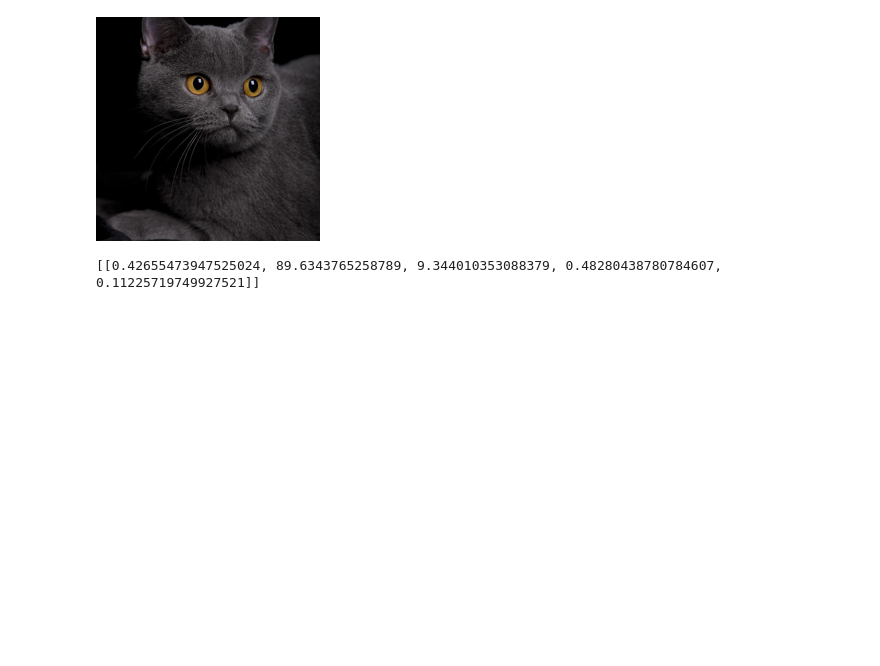
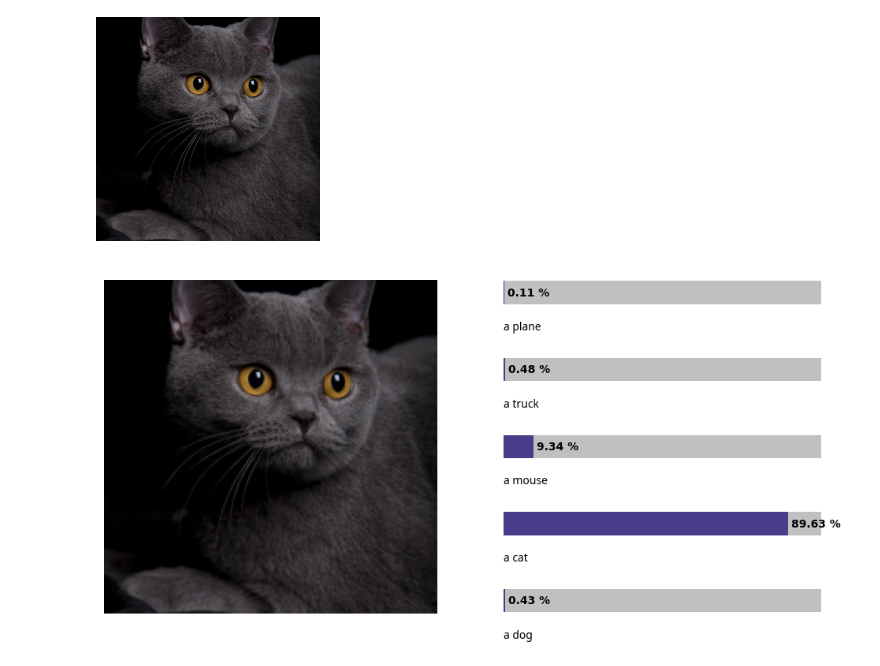
Before and after one commit to facebookresearch/maws, a Jupyter notebook: clip_example.ipynb, the cells around one changed output. Saved outputs shown, nothing was run; the diff lists cells and outputs as text; code cells hidden in the pictures; blank space fills up the shorter version.

```diff
--- a/clip_example.ipynb
+++ b/clip_example.ipynb
@@ -12,7 +10,7 @@ clip_model = build_model("vit_b16_xlmr_b", "maws_clip")
 # clip_model = build_model("vit_2b14_xlmr_l", "maws_clip")
 _ = clip_model.eval()
 # %%
-image_path = get_asset_local_path("https://upload.wikimedia.org/wikipedia/commons/5/53/Sheba1.JPG")
+image_path = "https://upload.wikimedia.org/wikipedia/commons/5/53/Sheba1.JPG"
 display(clip_model.get_cropped_images(image_path))
 # %% [output]
 [figure]
@@ -19,16 +19,16 @@ display(clip_model.get_cropped_images(image_path))
 # %%
 # English
 texts = [
     "a dog",
     "a cat",
     "a mouse",
     "a truck",
     "a plane",
 ]
 
-print((clip_model.classify(image_path, texts) * 100).tolist())
+predict_probs_and_plot(clip_model, image_path, texts, plot_image=True)
 # %% [output]
-[[0.42655473947525024, 89.6343765258789, 9.344010353088379, 0.48280438780784607, 0.11225719749927521]]
+[figure, added]
 # %%
 # Chinese (simplified)
 texts = [
```
Also changed, not shown: parts of 14 cells of this notebook, 3 other files.
